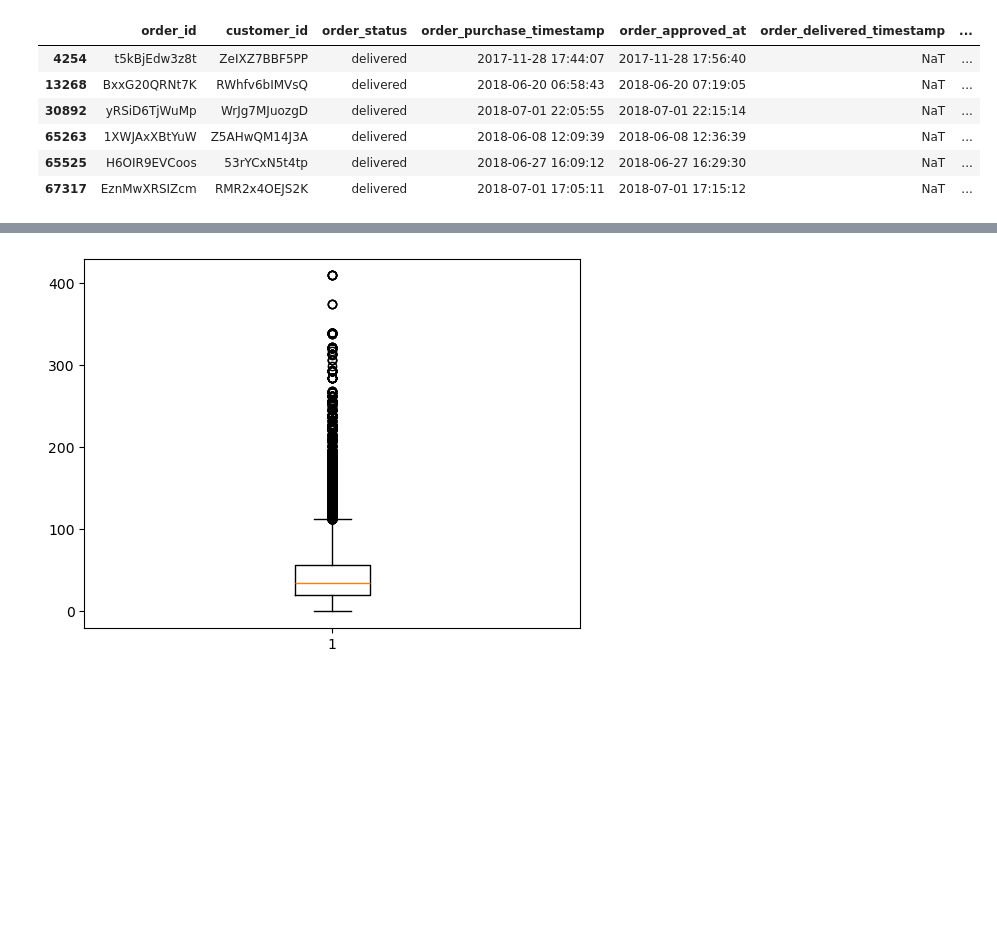
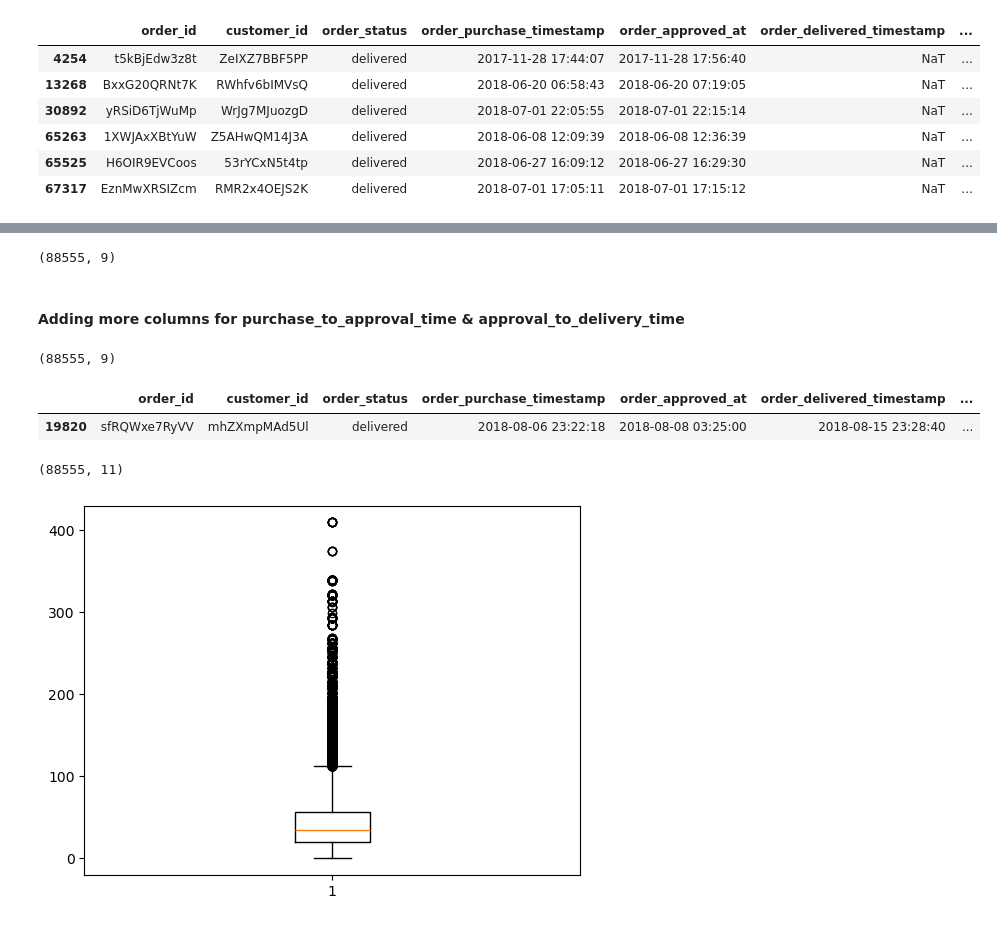
Before and after one commit to JatinY459/ecommerce-data-analysis, a Jupyter notebook: notebooks/02_data_cleaning.ipynb, the cells around one changed output, grey strips where cells are left out. Saved outputs shown, nothing was run; the diff lists cells and outputs as text; code cells hidden in the pictures; blank space fills up the shorter version.

```diff
--- a/notebooks/02_data_cleaning.ipynb
+++ b/notebooks/02_data_cleaning.ipynb
@@ -153,0 +231,26 @@ plt.show()
+# %%
+orders = orders[orders['delivery_time_gap_hrs'].between(-1000, 1000, inclusive='both') | orders['delivery_time_gap_hrs'].isna()]
+
+#remove references from other files too
+order_items = order_items[order_items['order_id'].isin(orders['order_id'])]
+payments = payments[payments['order_id'].isin(orders['order_id'])]
+# %%
+orders.shape
+# 89016 - 88555 = 461, equals to the previously calculated number of outlying entries.
+# %% [output]
+(88555, 9)
+# %% [markdown]
+#### Adding more columns for purchase_to_approval_time & approval_to_delivery_time
+# %%
+orders.shape
+# %% [output]
+(88555, 9)
+# %%
+orders['purchase_to_approval_hours'] = (
+    orders['order_approved_at'] - orders['order_purchase_timestamp']
+).dt.total_seconds()/3600
+# %%
+orders.sample()
+# %% [output]
+|  | order_id | customer_id | order_status | order_purchase_timestamp | order_approved_at | order_delivered_timestamp | ... |
+| 19820 | sfRQWxe7RyVV | mhZXmpMAd5Ul | delivered | 2018-08-06 23:22:18 | 2018-08-08 03:25:00 | 2018-08-15 23:28:40 | ... |
@@ -154,3 +262,7 @@ plt.show()
+# %%
+orders.shape
+# %% [output]
+(88555, 11)
 # %%
 # remove plots as it belongs to cleaning & exporation part, same for prices
 plt.boxplot(order_items['shipping_charges'])
```
Also changed, not shown: parts of 17 cells of this notebook, 1 other file.
